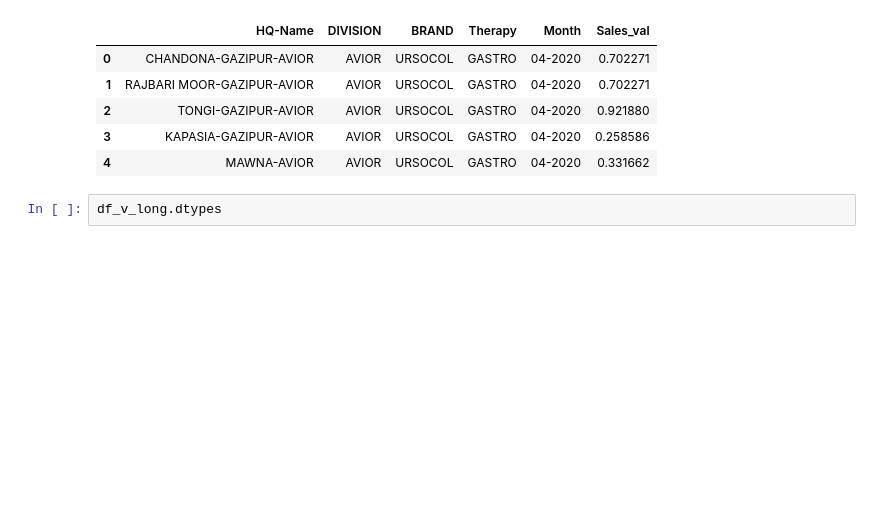
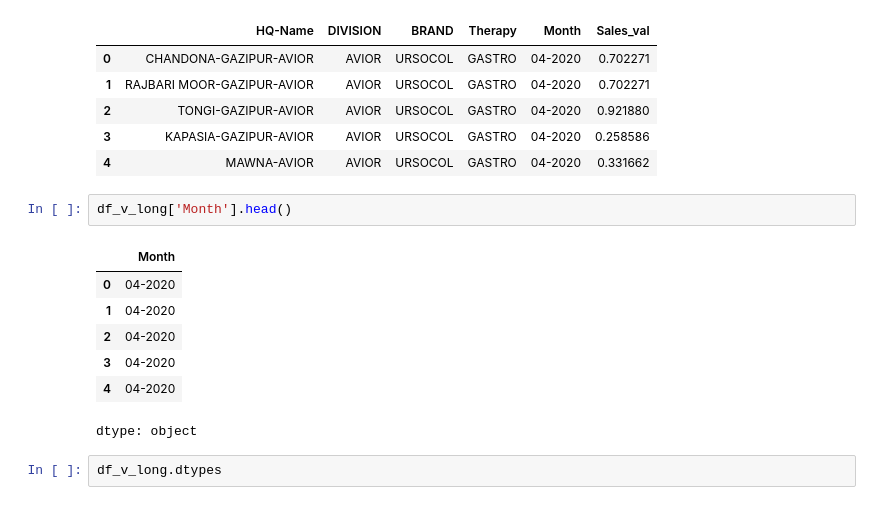
Before and after one commit to Pulakspbl/project_GCI, a Jupyter notebook: project_forecast.ipynb, the cells around one changed output. Drawn from its saved outputs; the diff is of its cells as text; blank space fills up the shorter version.

```diff
--- a/project_forecast.ipynb
+++ b/project_forecast.ipynb
@@ -169,6 +169,16 @@ df_v_long.head()
 | 2 | TONGI-GAZIPUR-AVIOR | AVIOR | URSOCOL | GASTRO | 04-2020 | 0.921880 |
 | 3 | KAPASIA-GAZIPUR-AVIOR | AVIOR | URSOCOL | GASTRO | 04-2020 | 0.258586 |
 | 4 | MAWNA-AVIOR | AVIOR | URSOCOL | GASTRO | 04-2020 | 0.331662 |
+# %%
+df_v_long['Month'].head()
+# %% [output]
+|  | Month |
+| 0 | 04-2020 |
+| 1 | 04-2020 |
+| 2 | 04-2020 |
+| 3 | 04-2020 |
+| 4 | 04-2020 |
+dtype: object
 # %%
 df_v_long.dtypes
 # %% [output]
```
Also changed, not shown: parts of 6 cells of this notebook.
